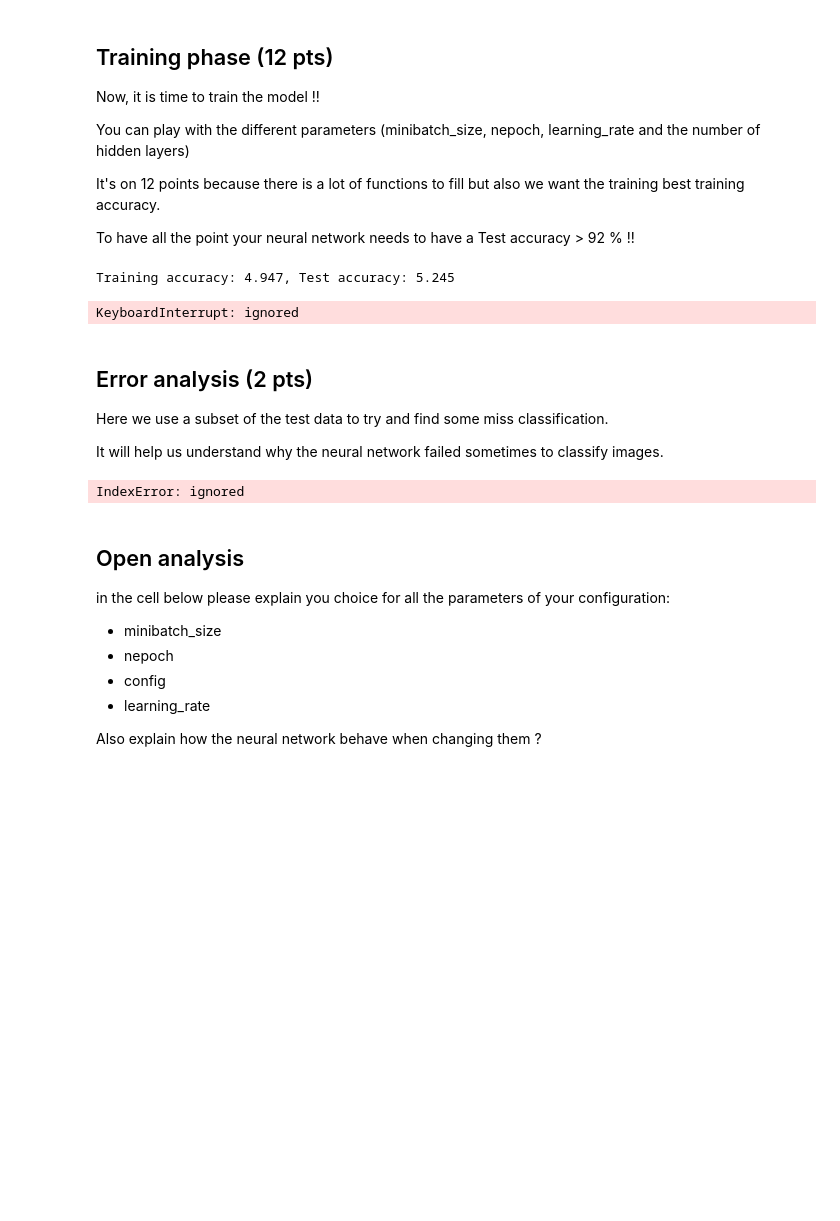
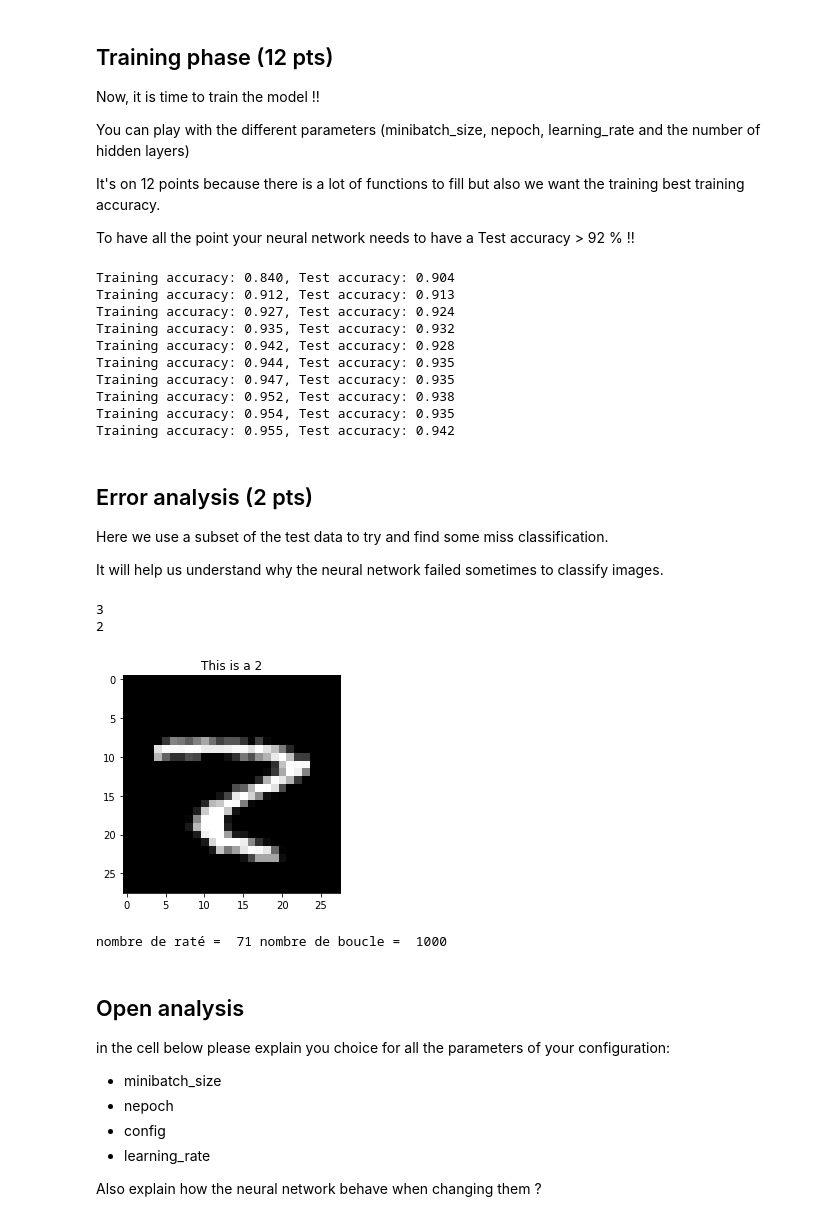
Before and after one commit to DL-ECE/tp-1-deeplearningbasics-tikystitch, a Jupyter notebook: rapport.ipynb, the cells around one changed output. Saved outputs shown, nothing was run; the diff lists cells and outputs as text; code cells hidden in the pictures; blank space fills up the shorter version.

```diff
--- a/rapport.ipynb
+++ b/rapport.ipynb
@@ -258,7 +244,6 @@ class FFNN:
 
     def one_step_forward(self, signal: np.array, cur_layer: Layer)-> np.array:
         # Compute the F and Z matrix for the current layer and return Z
-
         # TODO: Compute the dot product betzeen the signal and the current layer W matrix
         # Entrée
         S = np.dot(signal, cur_layer.W)
@@ -285,7 +270,7 @@ class FFNN:
           cur_layer = self.layers[i]
 
           #Calcul the next layer
-          _ = self.one_step_forward(signal, cur_layer)
+          self.layers[i].Z = self.one_step_forward(signal, cur_layer)
 
         #Renvoi la sortie y chapeau
         return self.layers[-1].Z
@@ -304,14 +289,15 @@ class FFNN:
         for i in range(len(self.layers[1:])-1, 0, -1 ):
           prev_layer = self.layers[i+1]
           cur_layer  = self. layers[i]
-          _=self.one_step_backward(prev_layer, cur_layer)
+          self. layers[i]=self.one_step_backward(prev_layer, cur_layer)
 
 
     def update_weights(self, cur_layer: Layer, next_layer: Layer)-> Layer:
         # TODO: Update the W matrix of the next_layer using the current_layer and the learning rate
         # and return the next_layer
         # voir formule du pour calculer le weigh
-        next_layer.W = -self.learning_rate*(np.dot(next_layer.D, cur_layer.Z).T)
+        # On veut calculer la variation du poids
+        next_layer.W = next_layer.W -self.learning_rate*(np.dot(next_layer.D, cur_layer.Z).T)
 
         return next_layer
 
@@ -319,13 +305,13 @@ class FFNN:
         # initialize first weight
         #print('bloop')
         #print(self.layers[1].D)
-        #self.layers[0] = -self.learning_rate*(np.dot(self.layers[1].D, self.layers[0].Z).T)
+        #self.layers[1].W = -self.learning_rate*(np.dot(self.layers[1].D, self.layers[0].Z ).T)
 
         # TODO: Update all W matrix using the update_weights function
         for i in range(0, len(self.layers)-1):
           #next_layer = self.layers[i+1]
           #cur_layer  = self.layers[i]
-          _= self.update_weights(self.layers[i], self.layers[i+1])
+          self.layers[i+1]= self.update_weights(self.layers[i], self.layers[i+1])
 
 
     def get_error(self, y_pred: np.array, y_batch: np.array)-> float:
@@ -344,20 +330,19 @@ class FFNN:
           #Comparaison pour savoir si prediction == res du batch
           if indx_batch==indx_pred:
             count+=1
-        return count
+        return count / len(y_pred)
 
     def get_test_error(self, X: np.array, y: np.array)-> float:
         # TODO: Compute the accuracy using the get_error function
-        # use np.max(a)
-        # ex: [0.1 0.8 0.1]
         nbatch = X.shape[0]
         error_sum = 0.0
-        for i in range(0, nbatch-1):
+        for i in range(0, nbatch):
             X_batch = X[i,:,:].reshape(self.minibatch_size, -1)
             y_batch = y[i,:,:].reshape(self.minibatch_size, -1)
             # TODO: get y_pred using the forward pass
 
             error_sum += self.get_error(self.forward_pass(X_batch), y_batch)
+
         return error_sum / nbatch
 
 
@@ -385,6 +370,7 @@ class FFNN:
                 self.update_all_weights()
 
                 error_sum_train += self.get_error(y_pred, y_batch)
+
             error_test = self.get_test_error(X_test, y_test)
             print(f"Training accuracy: {error_sum_train / nbatch:.3f}, Test accuracy: {error_test:.3f}")
         return error_test
@@ -399,20 +385,28 @@ It's on 12 points because there is a lot of functions to fill but also we want t
 
 To have all the point your neural network needs to have a Test accuracy > 92 % !!
 # %%
-minibatch_size =50 #test = 100 init = 5
-nepoch = 100#test = 5 init =10
-learning_rate = 0.1
+minibatch_size =5 #test = 100 init = 5
+nepoch = 10 #test = 5 init =10
+learning_rate = 0.08
 
 #Modifier les 3,3 pour modifier le nb de neurone par couche
-ffnn = FFNN(config=[784, 400, 500, 10], minibatch_size=minibatch_size, learning_rate=learning_rate)
+ffnn = FFNN(config=[784, 25, 25, 10], minibatch_size=minibatch_size, learning_rate=learning_rate)
 # %%
 assert X_train.shape[0] % minibatch_size == 0
 assert X_test.shape[0] % minibatch_size == 0
 
 err = ffnn.train(nepoch, normalize_data(X_train), target_to_one_hot(y_train), normalize_data(X_test), target_to_one_hot(y_test))
 # %% [output]
-Training accuracy: 4.947, Test accuracy: 5.245
+Training accuracy: 0.840, Test accuracy: 0.904
+Training accuracy: 0.912, Test accuracy: 0.913
+Training accuracy: 0.927, Test accuracy: 0.924
+Training accuracy: 0.935, Test accuracy: 0.932
+Training accuracy: 0.942, Test accuracy: 0.928
+Training accuracy: 0.944, Test accuracy: 0.935
+Training accuracy: 0.947, Test accuracy: 0.935
+Training accuracy: 0.952, Test accuracy: 0.938
+Training accuracy: 0.954, Test accuracy: 0.935
+Training accuracy: 0.955, Test accuracy: 0.942
-KeyboardInterrupt: ignored
 # %% [markdown]
 ## Error analysis (2 pts)
 
@@ -422,27 +416,39 @@ It will help us understand why the neural network failed sometimes to classify i
 # %%
 nsample = 1000
 X_demo = X_test[:nsample,:]
 y_demo = ffnn.forward_pass(X_demo)
-y_true = y_test[:nsample,:]
+y_true = y_test[:nsample]
 
 index_to_plot = 50
+
 plot_one_image(X_demo, y_true, index_to_plot)
 
 # Compare to the prediction
-prediction = np.argmax(y_demo[index_to_plot,:])
-true_target = np.argmax(y_true[index_to_plot,:])
-
+prediction  = np.argmax(y_demo[index_to_plot,:])
+print(prediction)
+true_target =  int(y_true[index_to_plot])
+print(true_target)
 # is it the same number ?
 # %% [output]
-IndexError: ignored
+3
+2
+[figure, added]
 # %%
 # loop arround the demo test set and try to find a miss prediction
+miss = 0
+nb   = 0
 for i in range(0, nsample):
-    prediction = None # Todo
-    true_target = None # Todo
+    prediction  = np.argmax(y_demo[i,:]) # Todo
+    true_target = int(y_true[i])   # Todo
+    nb+=1
     if prediction != true_target:
         # TODO
+        miss+=1
         pass
+
+print("nombre de raté = ", miss,"nombre de boucle = ",nb)
+# %% [output]
+nombre de raté =  71 nombre de boucle =  1000
 # %% [markdown]
 ## Open analysis
 
```
Also changed, not shown: parts of 3 cells of this notebook.
